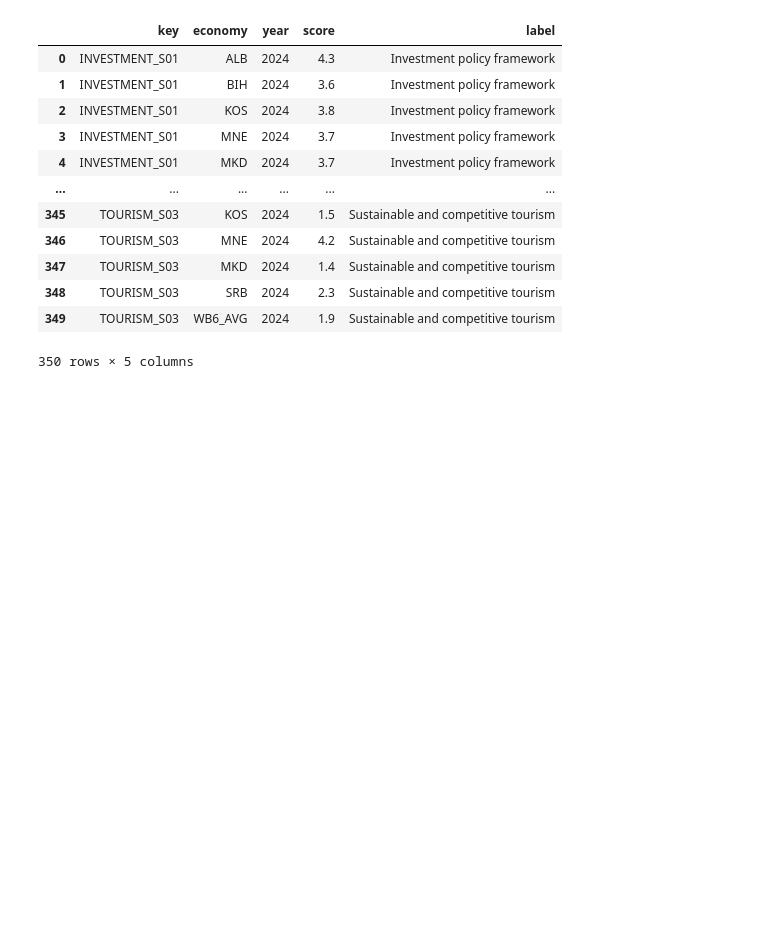
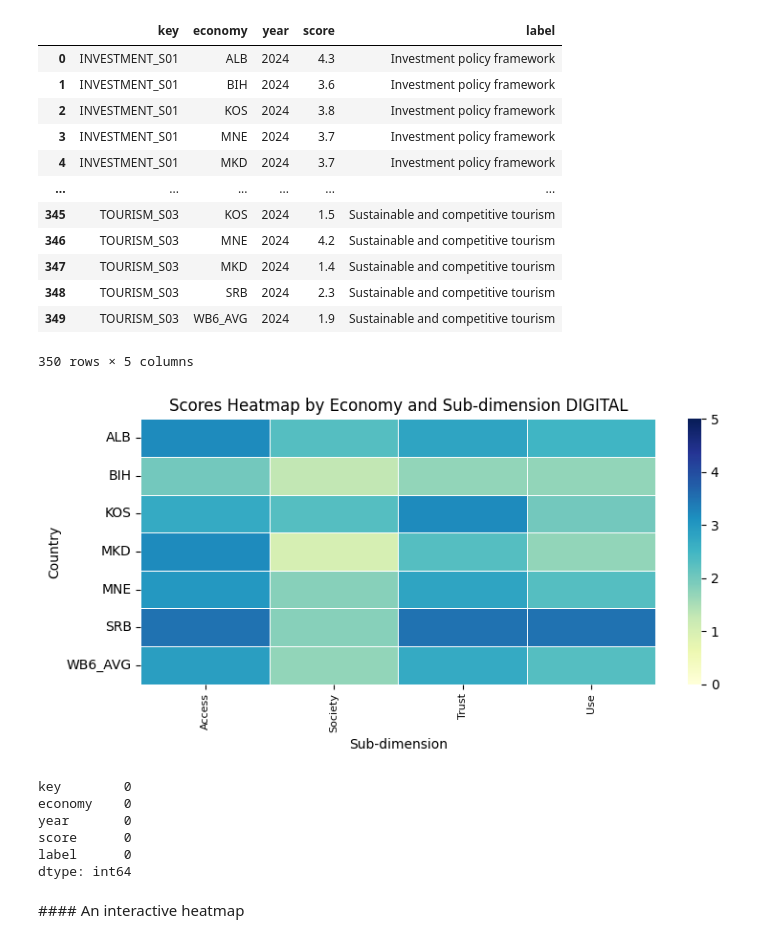
Before and after one commit to fleshgordo/dataexploration, a Jupyter notebook: DataExploration.ipynb, the cells around one changed output. Saved outputs shown, nothing was run; the diff lists cells and outputs as text; code cells hidden in the pictures; blank space fills up the shorter version.

```diff
--- a/DataExploration.ipynb
+++ b/DataExploration.ipynb
@@ -1175,3 +1039,38 @@ merged_df
 | 348 | TOURISM_S03 | SRB | 2024 | 2.3 | Sustainable and competitive tourism |
 | 349 | TOURISM_S03 | WB6_AVG | 2024 | 1.9 | Sustainable and competitive tourism |
 350 rows × 5 columns
+# %%
+# Filter for keys containing "DIGITAL"
+keyword = "DIGITAL"
+filtered_df = merged_df[merged_df['key'].str.contains(keyword)]
+
+# Filter for the year 2024
+filtered_df = filtered_df[filtered_df['year'] == 2024]
+
+# Create a pivot table for the heatmap using the 'label' column for the labels
+heatmap_data_with_labels = filtered_df.pivot_table(index='economy', columns='label', values='score', aggfunc='mean')
+
+# Plot the updated heatmap
+plt.figure(figsize=(8, 4))
+sns.heatmap(heatmap_data_with_labels, annot=False, vmin=0, vmax=5, cmap='YlGnBu', linewidths=.5)
+plt.title(f'Scores Heatmap by Economy and Sub-dimension {keyword}')
+plt.xlabel('Sub-dimension')
+plt.ylabel('Country')
+plt.xticks(rotation=90,fontsize=8)
+plt.tight_layout()
+plt.show()
+# %% [output]
+[figure, added]
+# %%
+# Check for any missing scores in the merged DataFrame
+missing_scores = merged_df.isnull().sum()
+print(missing_scores)
+# %% [output]
+key        0
+economy    0
+year       0
+score      0
+label      0
+dtype: int64
+# %% [markdown]
+#### An interactive heatmap
```
Also changed, not shown: parts of 43 cells of this notebook.
